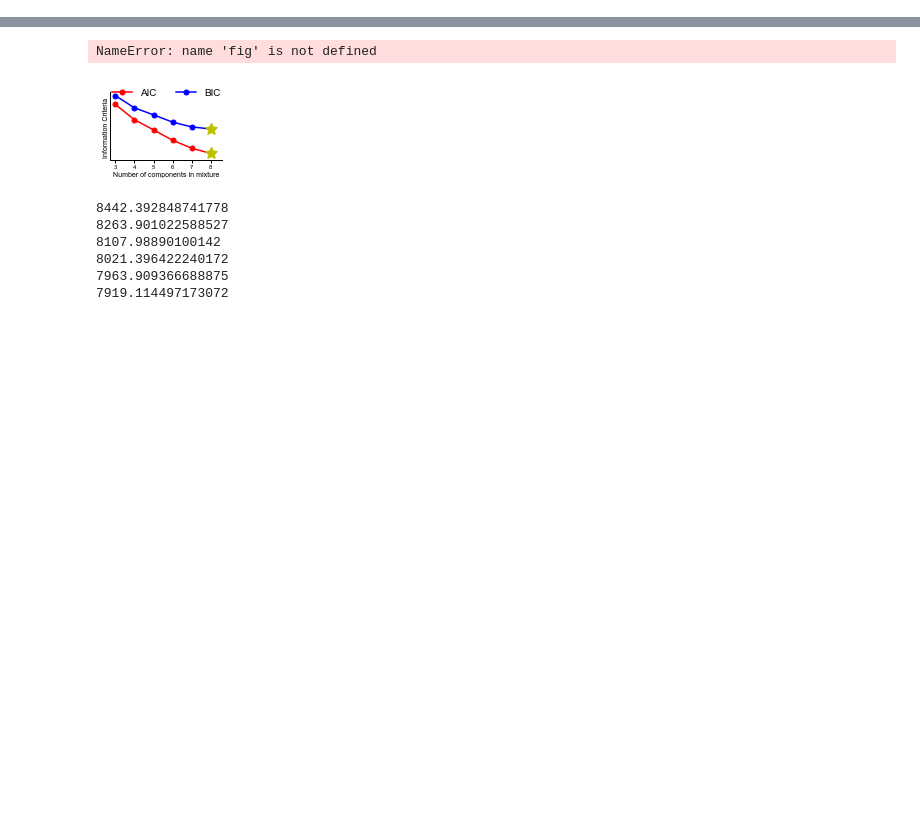
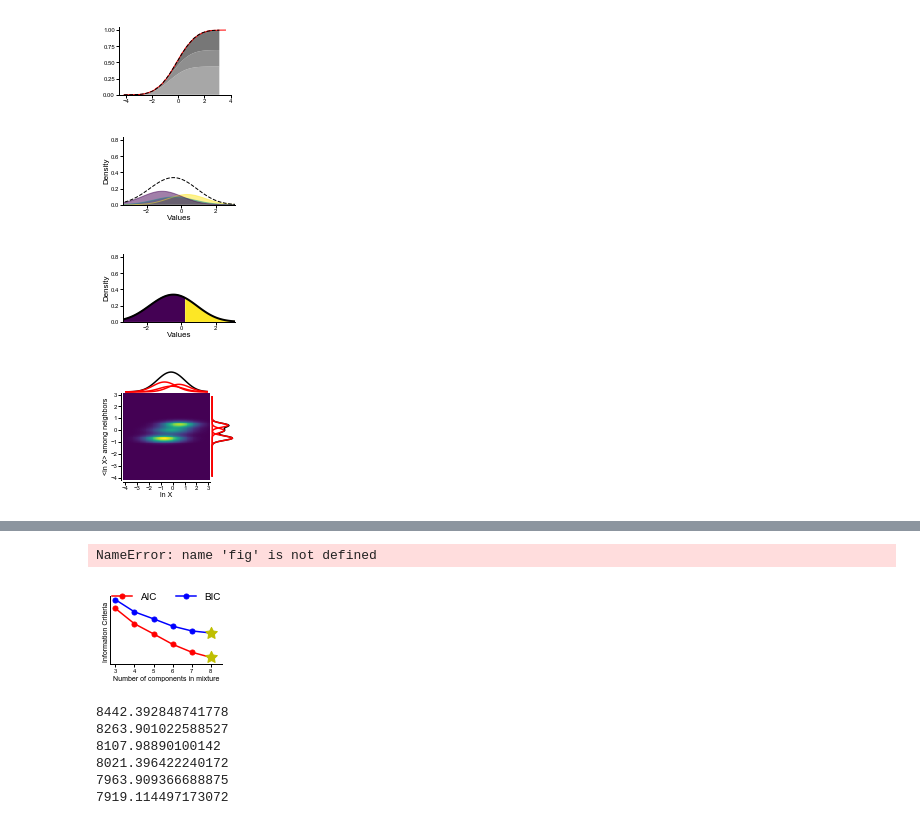
Before and after one commit to sbernasek/flyqma, a Jupyter notebook: notebooks/figures/classifier_dev.ipynb, the cells around one changed output, grey strips where cells are left out. Cells and saved outputs as stored; diff of their text form; code cells hidden in the pictures; blank space fills up the shorter version.

```diff
--- a/notebooks/figures/classifier_dev.ipynb
+++ b/notebooks/figures/classifier_dev.ipynb
@@ -37,0 +47,10 @@ selector.BIC
+# %%
+classifier.plot_cdfs()
+classifier.plot_pdfs()
+classifier.plot_pdf()
+_ = classifier.model.visualize()
+# %% [output]
+[figure, added]
+[figure, added]
+[figure, added]
+[figure, added]
```
Also changed, not shown: parts of 87 cells of this notebook, 10 other files.
